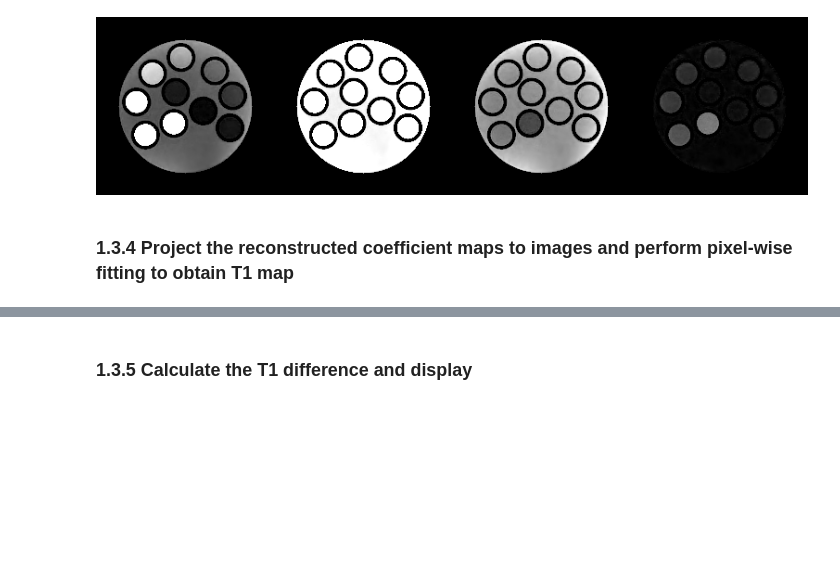
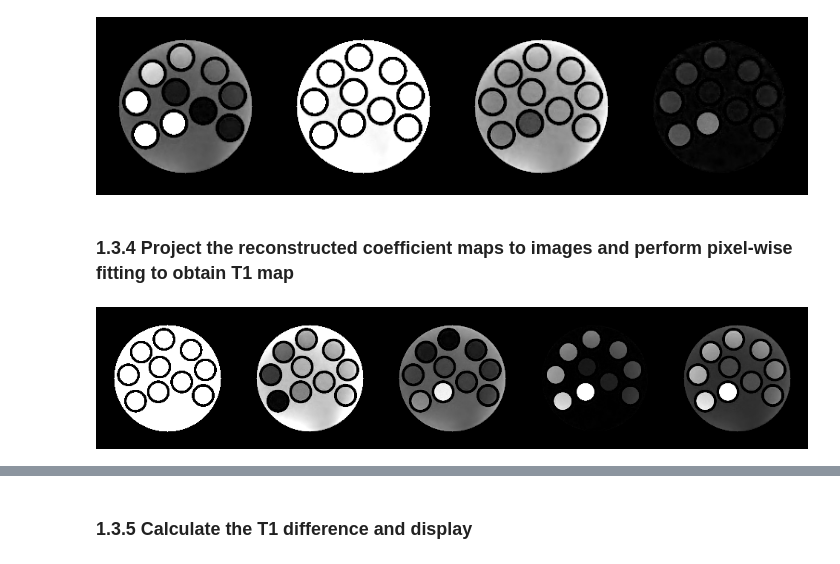
Before and after one commit to hcmh/binder_test, a Jupyter notebook: Tutorials/bart_subspace_T1/tutorial_bart_subspace_T1.ipynb, the cells around one changed output, grey strips where cells are left out. Drawn from its saved outputs; the diff is of its cells as text; code cells hidden in the pictures; blank space fills up the shorter version.

```diff
--- a/Tutorials/bart_subspace_T1/tutorial_bart_subspace_T1.ipynb
+++ b/Tutorials/bart_subspace_T1/tutorial_bart_subspace_T1.ipynb
@@ -35,6 +35,8 @@ function show_timesteps () {
 
     bart join 6 `seq -f "_slice%g" 0 $((ind-1))` _slices
 
+    DIM=`bart show -d 0 _slices`
+
     bart reshape $(bart bitmask 1 6) $((DIM*ind)) 1 {_,}slices
 
     imshow slices
@@ -194,4 +188,11 @@ imshow subspace_maps
 [figure]
 # %% [markdown]
 ### 1.3.4 Project the reconstructed coefficient maps to images and perform pixel-wise fitting to obtain T1 map
+# %%
+bart fmac -s $(bart bitmask 6) basis_${nCoe} tmp_masked imgs
+t=( 0, 5, 10, 20, 100 )
+
+show_timesteps imgs "${t[@]}"
+# %% [output]
+[figure, added]
 # %%
```
Also changed, not shown: parts of 11 cells of this notebook.
